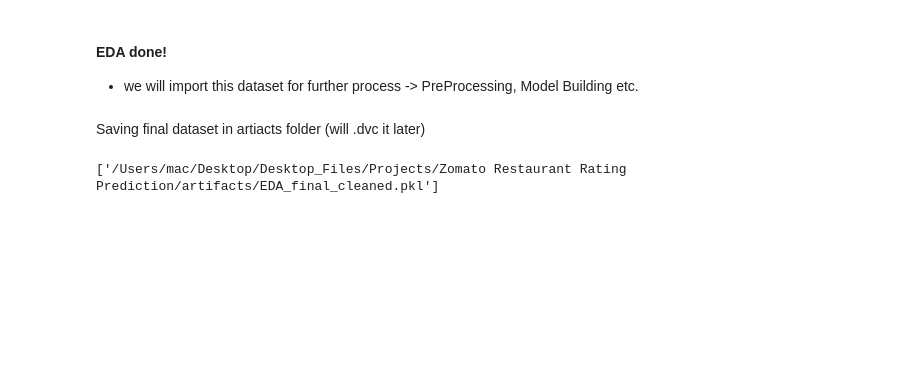
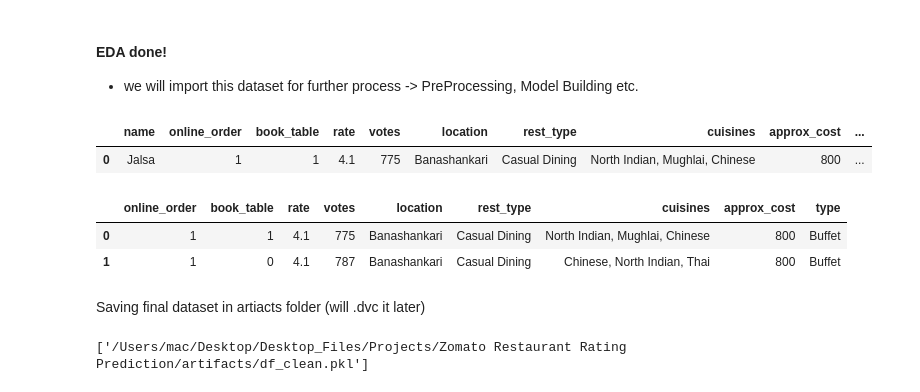
Before and after one commit to bhavbooks/Zomato-Restaurants-Rating-Prediction-, a Jupyter notebook: notebooks/EDA.ipynb, the cells around one changed output. Drawn from its saved outputs; the diff is of its cells as text; code cells hidden in the pictures; blank space fills up the shorter version.

```diff
--- a/notebooks/EDA.ipynb
+++ b/notebooks/EDA.ipynb
@@ -1225,11 +1210,24 @@ plt.show()
 #### EDA done!
 - we will import this dataset for further process -> PreProcessing, Model Building etc.
 # %%
-# df.head(1)
+df.head(1)
+# %% [output]
+|  | name | online_order | book_table | rate | votes | location | rest_type | cuisines | approx_cost | ... |
+| 0 | Jalsa | 1 | 1 | 4.1 | 775 | Banashankari | Casual Dining | North Indian, Mughlai, Chinese | 800 | ... |
+# %%
+
+# Dropping unncessary columns
+df_clean = df.drop(['name', 'reviews_list', 'rating_group', 'location_latitude', 'location_longitude', 'cuisines_list'], axis = 1)
+# %%
+df_clean.head(2)
+# %% [output]
+|  | online_order | book_table | rate | votes | location | rest_type | cuisines | approx_cost | type |
+| 0 | 1 | 1 | 4.1 | 775 | Banashankari | Casual Dining | North Indian, Mughlai, Chinese | 800 | Buffet |
+| 1 | 1 | 0 | 4.1 | 787 | Banashankari | Casual Dining | Chinese, North Indian, Thai | 800 | Buffet |
 # %% [markdown]
 Saving final dataset in artiacts folder (will .dvc it later)
 # %%
 import joblib
-joblib.dump(df.reset_index(drop=True), "/Users/mac/Desktop/Desktop_Files/Projects/Zomato Restaurant Rating Prediction/artifacts/EDA_final_cleaned.pkl")
+joblib.dump(df_clean.reset_index(drop=True), "/Users/mac/Desktop/Desktop_Files/Projects/Zomato Restaurant Rating Prediction/artifacts/df_clean.pkl")
 # %% [output]
-['/Users/mac/Desktop/Desktop_Files/Projects/Zomato Restaurant Rating Prediction/artifacts/EDA_final_cleaned.pkl']
+['/Users/mac/Desktop/Desktop_Files/Projects/Zomato Restaurant Rating Prediction/artifacts/df_clean.pkl']
```
Also changed, not shown: parts of 26 cells of this notebook, 3 other files.
